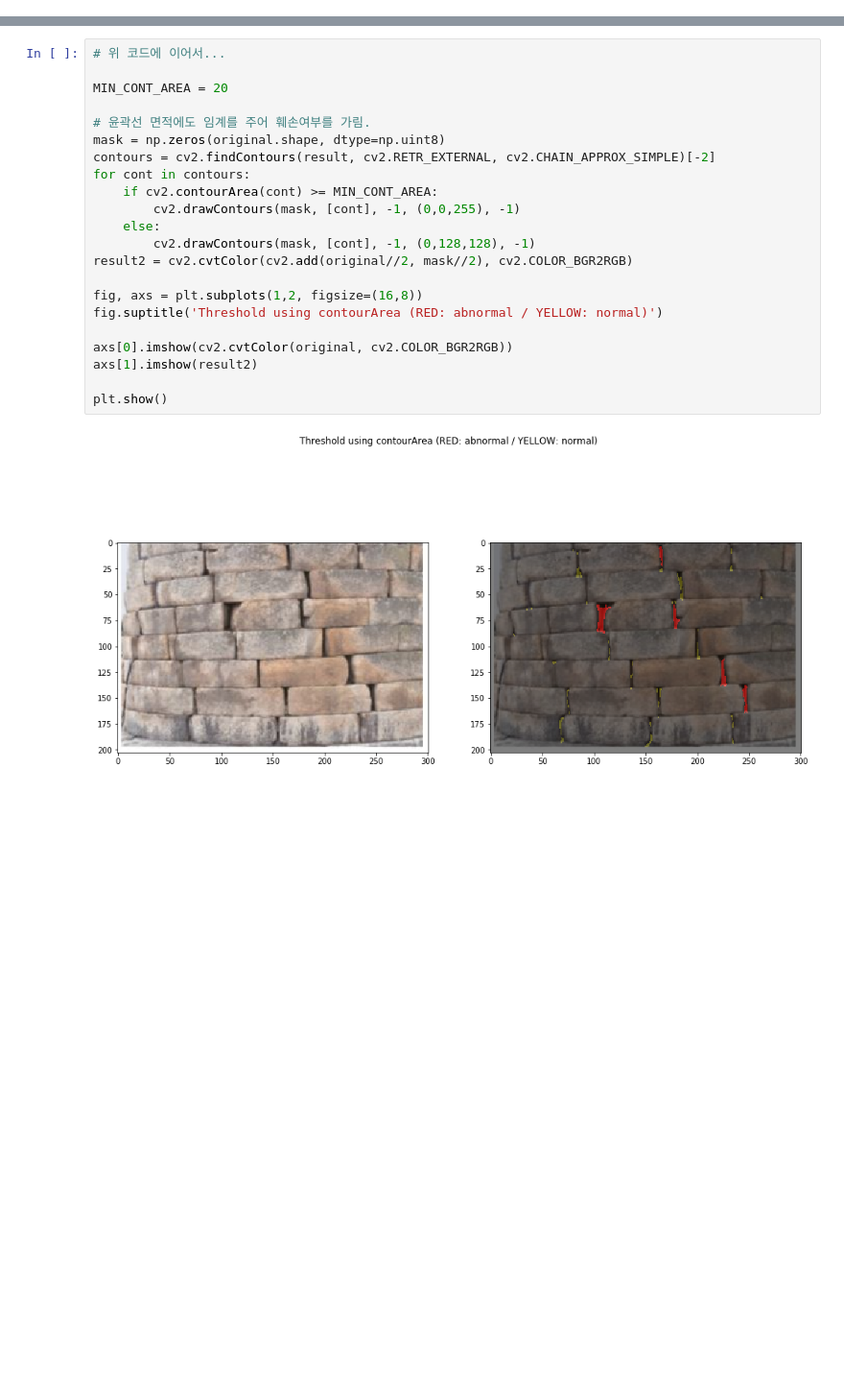
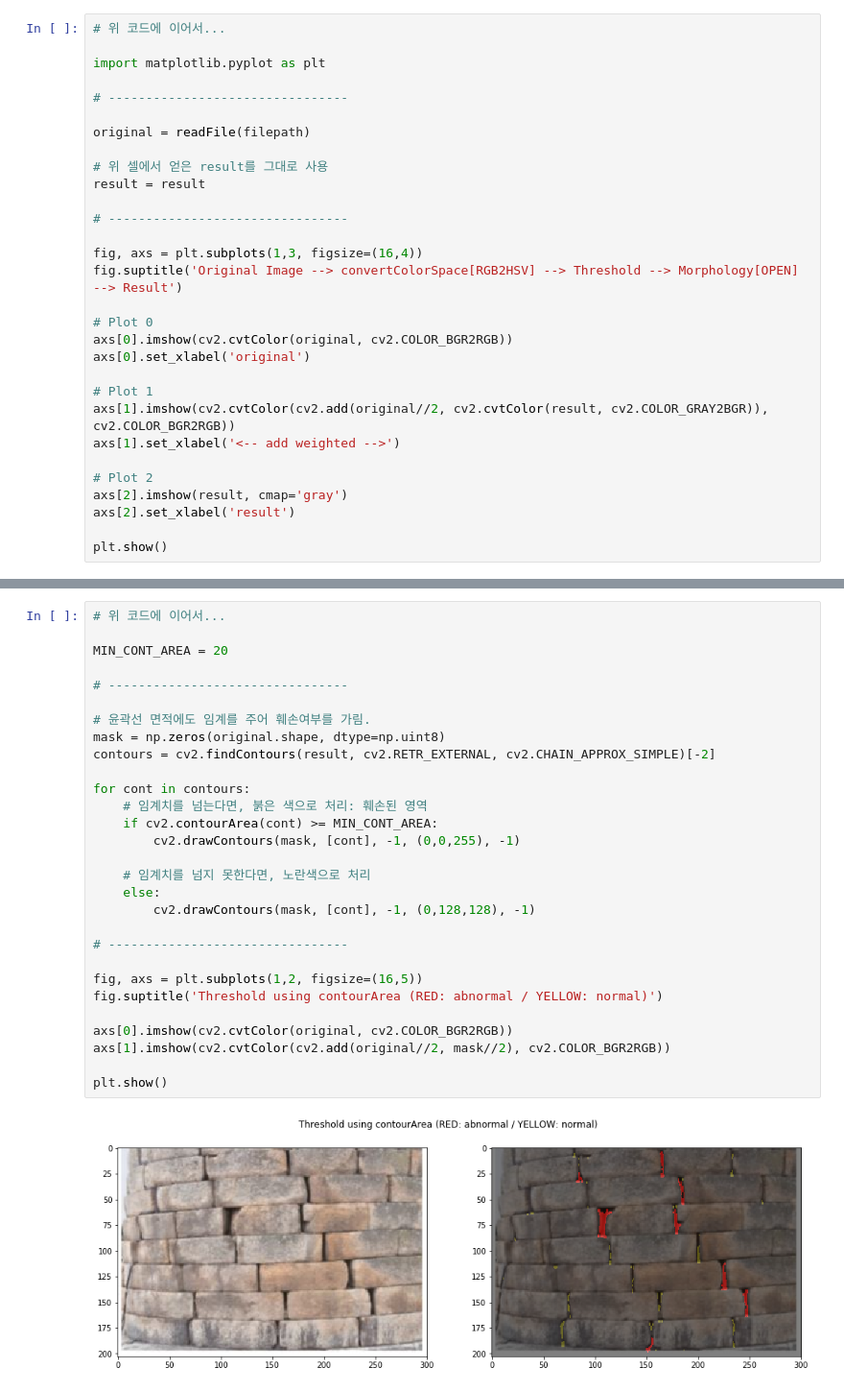
Before and after one commit to DGU-DAI-Lab/2020_Research_KDJ, a Jupyter notebook: 200604_첨성대벽돌균열/1_훼손 영역에 대한 검출 가능성.ipynb, the cells around one changed output, grey strips where cells are left out. Shown at 96% size. Cells and saved outputs as stored; diff of their text form; blank space fills up the shorter version.

```diff
--- a/200604_첨성대벽돌균열/1_훼손 영역에 대한 검출 가능성.ipynb
+++ b/200604_첨성대벽돌균열/1_훼손 영역에 대한 검출 가능성.ipynb
@@ -67,0 +59,30 @@ plt.show()
+# %%
+# 위 코드에 이어서...
+
+import matplotlib.pyplot as plt
+
+# --------------------------------
+
+original = readFile(filepath)
+
+# 위 셀에서 얻은 result를 그대로 사용
+result = result
+
+# --------------------------------
+
+fig, axs = plt.subplots(1,3, figsize=(16,4))
+fig.suptitle('Original Image --> convertColorSpace[RGB2HSV] --> Threshold --> Morphology[OPEN] --> Result')
+
+# Plot 0
+axs[0].imshow(cv2.cvtColor(original, cv2.COLOR_BGR2RGB))
+axs[0].set_xlabel('original')
+
+# Plot 1
+axs[1].imshow(cv2.cvtColor(cv2.add(original//2, cv2.cvtColor(result, cv2.COLOR_GRAY2BGR)), cv2.COLOR_BGR2RGB))
+axs[1].set_xlabel('<-- add weighted -->')
+
+# Plot 2
+axs[2].imshow(result, cmap='gray')
+axs[2].set_xlabel('result')
+
+plt.show()
@@ -68,24 +97,31 @@ plt.show()
 # %%
 # 위 코드에 이어서...
 
 MIN_CONT_AREA = 20
 
+# --------------------------------
+
 # 윤곽선 면적에도 임계를 주어 훼손여부를 가림.
 mask = np.zeros(original.shape, dtype=np.uint8)
 contours = cv2.findContours(result, cv2.RETR_EXTERNAL, cv2.CHAIN_APPROX_SIMPLE)[-2]
+
 for cont in contours:
+    # 임계치를 넘는다면, 붉은 색으로 처리: 훼손된 영역
     if cv2.contourArea(cont) >= MIN_CONT_AREA:
         cv2.drawContours(mask, [cont], -1, (0,0,255), -1)
+
+    # 임계치를 넘지 못한다면, 노란색으로 처리
     else:
         cv2.drawContours(mask, [cont], -1, (0,128,128), -1)
-result2 = cv2.cvtColor(cv2.add(original//2, mask//2), cv2.COLOR_BGR2RGB)
 
-fig, axs = plt.subplots(1,2, figsize=(16,8))
+# --------------------------------
+
+fig, axs = plt.subplots(1,2, figsize=(16,5))
 fig.suptitle('Threshold using contourArea (RED: abnormal / YELLOW: normal)')
 
 axs[0].imshow(cv2.cvtColor(original, cv2.COLOR_BGR2RGB))
-axs[1].imshow(result2)
+axs[1].imshow(cv2.cvtColor(cv2.add(original//2, mask//2), cv2.COLOR_BGR2RGB))
 
 plt.show()
 # %% [output]
-[figure, old version]
+[figure, new version]
```
Also changed, not shown: parts of 5 cells of this notebook.
